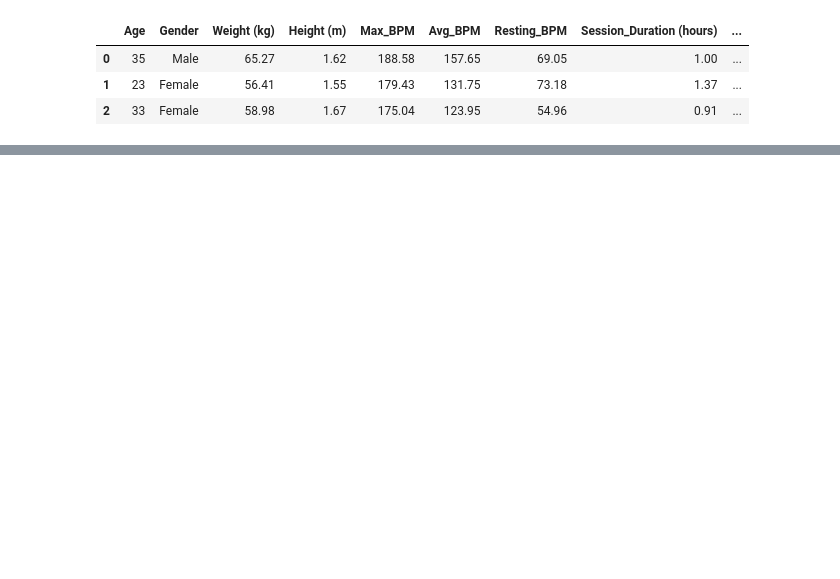
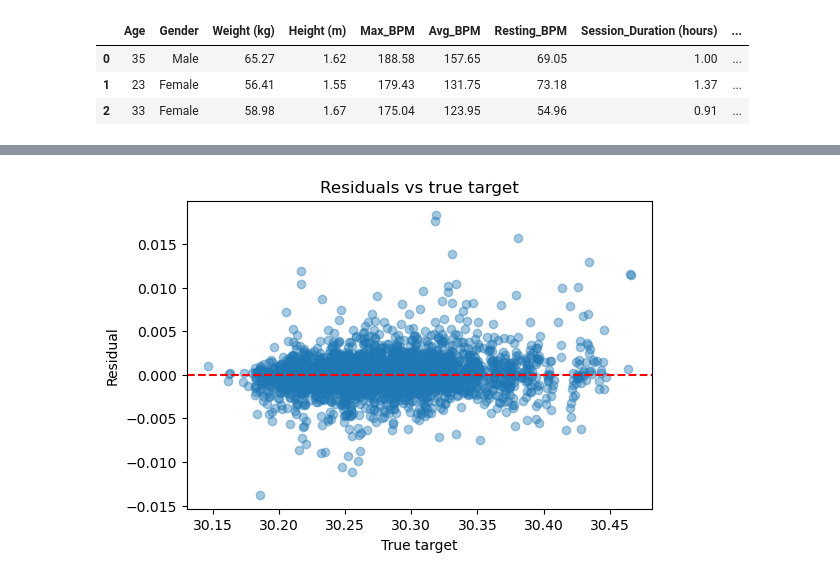
Before and after one commit to Aigerim05/Personalized-Workout-Nutrition-plans-generation-, a Jupyter notebook: 5_Meal_model.ipynb, the cells around one changed output, grey strips where cells are left out. Cells and saved outputs as stored; diff of their text form; code cells hidden in the pictures; blank space fills up the shorter version.

```diff
--- a/5_Meal_model.ipynb
+++ b/5_Meal_model.ipynb
@@ -224,0 +82,12 @@ topmeals.to_csv('data/user_meals.csv', index=False)
+# %%
+# 3) Split X/y
+X = df_cleaned.drop(columns=['target'])
+y = df_cleaned['target']
+
+X_train, X_temp, y_train, y_temp = train_test_split(
+    X, y, test_size=0.30, random_state=42
+)
+
+X_val, X_test, y_val, y_test = train_test_split(
+    X_temp, y_temp, test_size=0.50, random_state=42
+)
@@ -224,0 +261,10 @@ topmeals.to_csv('data/user_meals.csv', index=False)
+# %%
+plt.figure(figsize=(6,4))
+plt.scatter(y_val, residuals, alpha=0.4)
+plt.axhline(0, color="red", linestyle="--")
+plt.xlabel("True target")
+plt.ylabel("Residual")
+plt.title("Residuals vs true target")
+plt.show()
+# %% [output]
+[figure, added]
```
Also changed, not shown: parts of 42 cells of this notebook, 12 other files.
